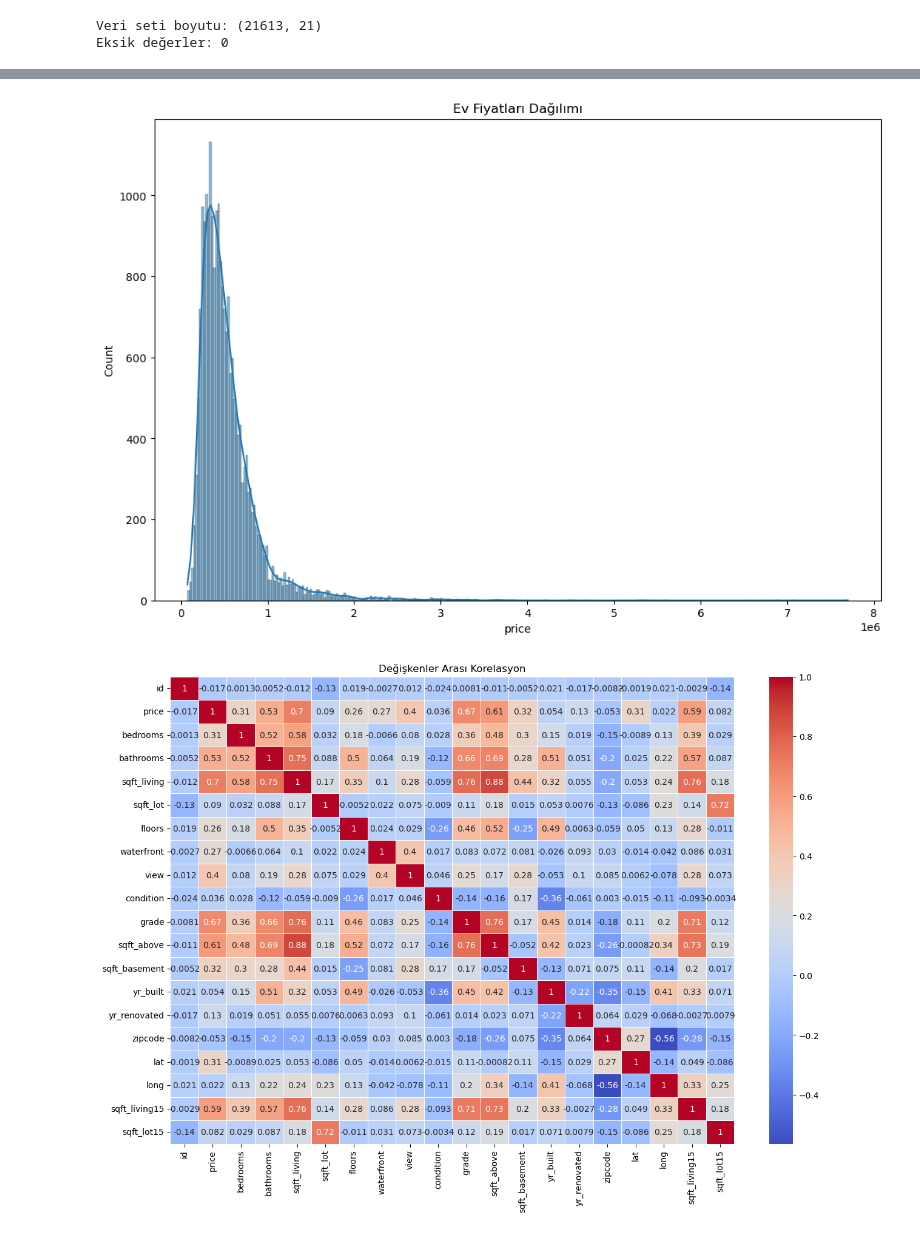
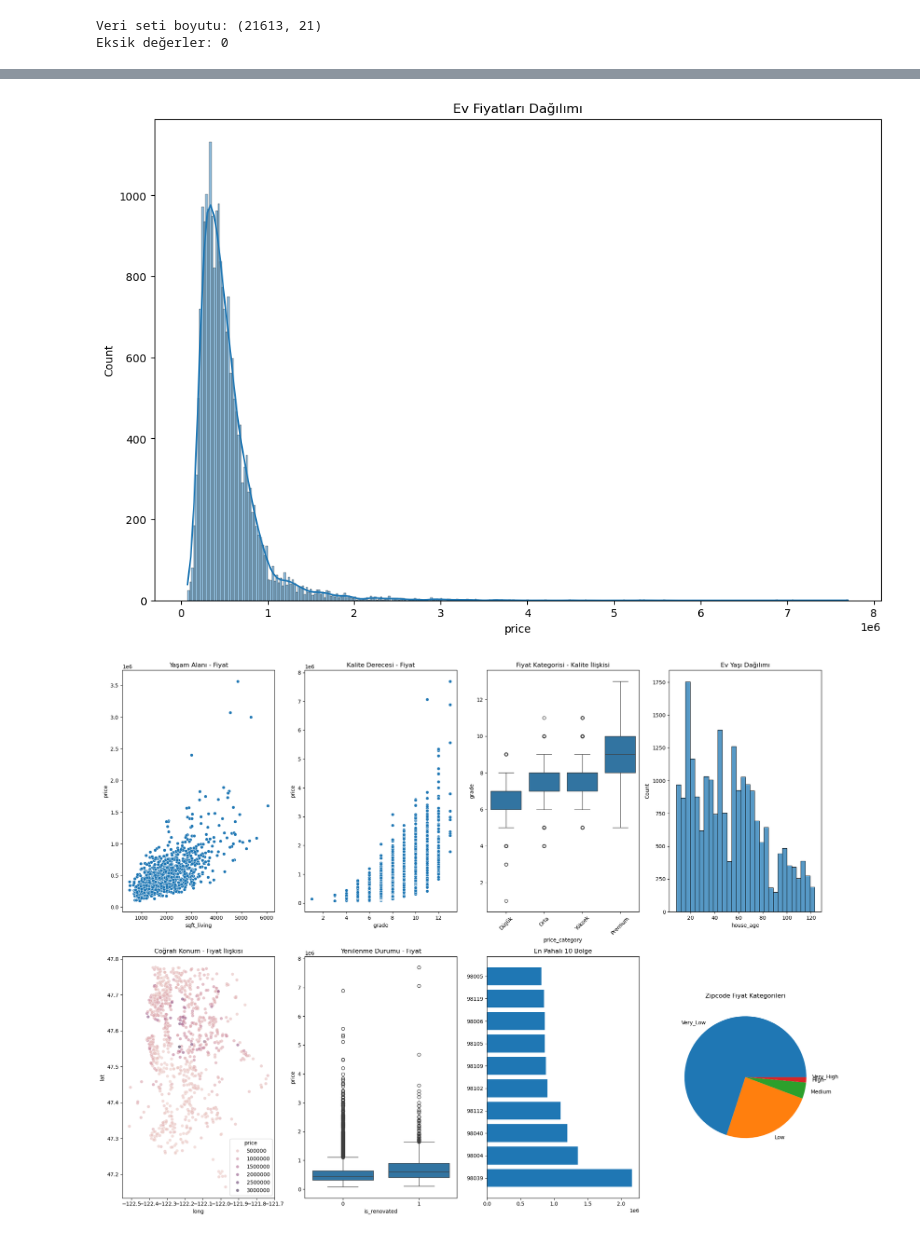
Before and after one commit to BerenSaglam41/BerenSaglam41-ev-fiyat-tahmin-, a Jupyter notebook: ev-kira-data.ipynb, the cells around one changed output, grey strips where cells are left out. Cells and saved outputs as stored; diff of their text form; code cells hidden in the pictures.

```diff
--- a/ev-kira-data.ipynb
+++ b/ev-kira-data.ipynb
@@ -37,44 +85,88 @@ df['house_age'] = 2023 - df['yr_built']
 # %%
 # ----------------------------
 # Veri Görselleştirme
 # ----------------------------
 
-# Ev Fiyatları Dağılımı
+# Ev Fiyatları Dağılımı (TEK BAŞINA)
 plt.figure(figsize=(12, 8))
 sns.histplot(df['price'], kde=True)
 plt.title('Ev Fiyatları Dağılımı')
 plt.show()
 
-# Korelasyon analizi (OHE'den sonra yapılmalı)
+# Detaylı Görselleştirmeler
+plt.figure(figsize=(20, 15))
+
+plt.subplot(2, 4, 1)
+sns.scatterplot(x='sqft_living', y='price', data=df.sample(1000))
+plt.title('Yaşam Alanı - Fiyat')
+
+plt.subplot(2, 4, 2)
+sns.scatterplot(x='grade', y='price', data=df)
+plt.title('Kalite Derecesi - Fiyat')
+
+plt.subplot(2, 4, 3)
+sns.boxplot(data=df, x='price_category', y='grade')
+plt.title('Fiyat Kategorisi - Kalite İlişkisi')
+plt.xticks(rotation=45)
+
+plt.subplot(2, 4, 4)
+sns.histplot(df['house_age'], bins=30)
+plt.title('Ev Yaşı Dağılımı')
+
+plt.subplot(2, 4, 5)
+sns.scatterplot(data=df.sample(1000), x='long', y='lat', hue='price', alpha=0.6)
+plt.title('Coğrafi Konum - Fiyat İlişkisi')
+
+plt.subplot(2, 4, 6)
+sns.boxplot(data=df, y='price', x='is_renovated')
+plt.title('Yenilenme Durumu - Fiyat')
+
+plt.subplot(2, 4, 7)
+
+# En pahalı 10 zipcode
+top_zipcodes = df.groupby('zipcode')['price'].mean().nlargest(10)
+plt.barh(range(10), top_zipcodes.values)
+plt.yticks(range(10), top_zipcodes.index)
+plt.title('En Pahalı 10 Bölge')
+
+plt.subplot(2, 4, 8)
+
+# Zipcode kategorilerinin dağılımı
+zipcode_cat_counts = df.groupby('zipcode')['price'].mean()
+zipcode_cat_counts = pd.cut(zipcode_cat_counts, bins=5).value_counts()
+plt.pie(zipcode_cat_counts.values, labels=['Very_Low', 'Low', 'Medium', 'High', 'Very_High'])
+plt.title('Zipcode Fiyat Kategorileri')
+
+plt.tight_layout()
+plt.show()
+
+# Korelasyon analizi (MEVCUT KODUN YERİNE)
 plt.figure(figsize=(15, 10))
 numeric_df = df.select_dtypes(include=[np.number])
-sns.heatmap(numeric_df.corr(), annot=True, cmap='coolwarm', linewidths=0.5)
+# Kategorik sütunları çıkar
+numeric_df = numeric_df.drop(['id', 'zipcode'], axis=1, errors='ignore')
+correlation_matrix = numeric_df.corr()
+sns.heatmap(correlation_matrix, annot=True, cmap='coolwarm', linewidths=0.5,
+            fmt='.2f', square=True)
 plt.title('Değişkenler Arası Korelasyon')
+plt.tight_layout()
 plt.show()
-
-# Fiyat ve diğer özellikler arasındaki ilişki
-plt.figure(figsize=(20, 15))
-plt.subplot(2, 3, 1)
-sns.scatterplot(x='sqft_living', y='price', data=df)
-plt.title('Yaşam Alanı - Fiyat')
-
-plt.subplot(2, 3, 2)
-sns.scatterplot(x='grade', y='price', data=df)
-plt.title('Kalite Derecesi - Fiyat')
 
 # ----------------------------
 # Eğitim ve test verisine ayırma
 # ----------------------------
+
 from sklearn.model_selection import train_test_split
-X = df.drop(['price', 'id', 'date'], axis=1)
+
+# Gereksiz sütunları çıkar
+columns_to_drop = ['price', 'id', 'date', 'zipcode', 'price_category']
+X = df.drop(columns_to_drop, axis=1, errors='ignore')
 y = df['price']
+
+print(f"\nÖzellik sayısı: {X.shape[1]}")
+print(f"Kullanılan özellikler: {list(X.columns)}")
+
 X_train, X_test, y_train, y_test = train_test_split(X, y, test_size=0.2, random_state=42)
-print(X_train)
-# Model eğitimi
-# ...
-
-# Model değerlendirmesi
-# ...
 # %% [output]
 [figure]
-[figure, old version]
+[figure, new version]
```
Also changed, not shown: parts of 9 cells of this notebook, 1 other file.
